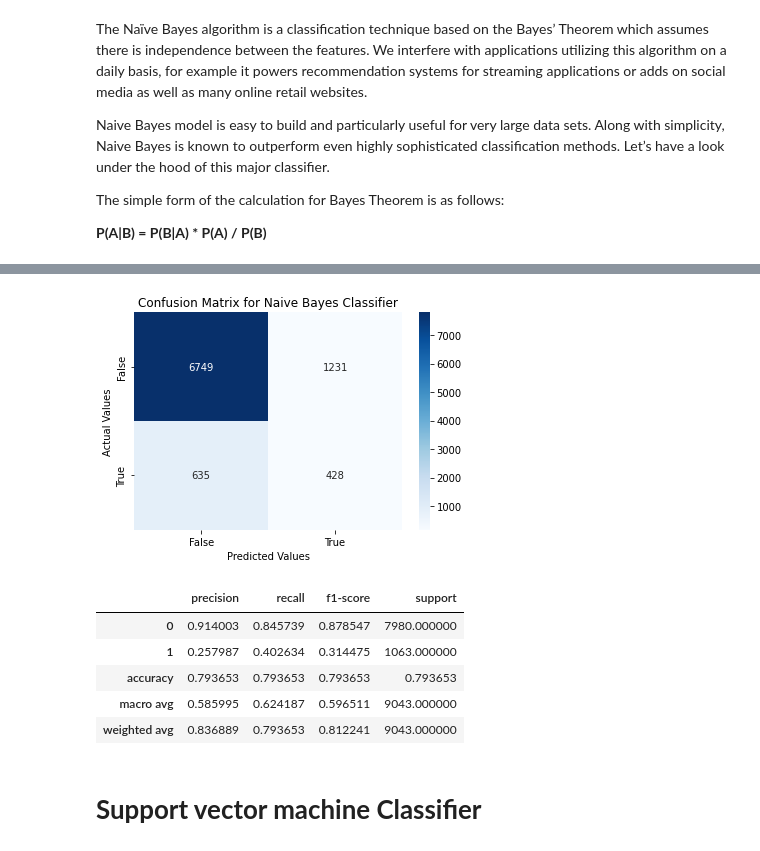
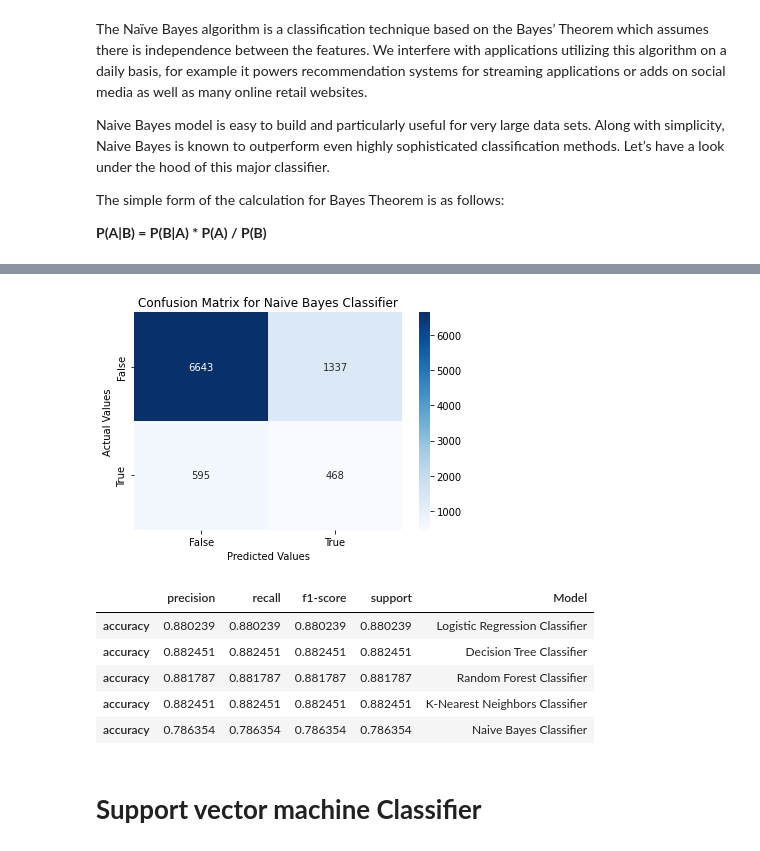
Before and after one commit to PrayagRD/Bank_Marketing_Effectiveness_Prediction-ML_Classification-, a Jupyter notebook: Bank_Marketing_Effectiveness_Prediction_(Classification)_Capstone_Project.ipynb, the cells around one changed output, grey strips where cells are left out. Drawn from its saved outputs; the diff is of its cells as text; code cells hidden in the pictures.

Commit message:
Bank Marketing Effectiveness Prediction Progress 7

```diff
--- a/Bank_Marketing_Effectiveness_Prediction_(Classification)_Capstone_Project.ipynb
+++ b/Bank_Marketing_Effectiveness_Prediction_(Classification)_Capstone_Project.ipynb
@@ -961,5 +1010,13 @@ gnb = GaussianNB()
+# %%
+# Defining Grid Search Parameters
+
+param_grid_nb = {'var_smoothing': np.logspace(0,-9, num=100)}
+# %%
+# Using GridSearchCV for hyperparameter tuning
+
+gnb_model = GridSearchCV(estimator=GaussianNB(), param_grid=param_grid_nb, cv=10, n_jobs=-1)
 # %%
 # Fitting the model
 
-gnb.fit(X_train_sm, y_train_sm)
+gnb_model.fit(X_train_sm, y_train_sm)
 # %% [output]
@@ -967,8 +1041,8 @@ GaussianNB()
 # %%
 # Getting the predicted classes for training and testing set
 
-train_class_preds_gnb = gnb.predict(X_train_sm)
-test_class_preds_gnb = gnb.predict(X_test)
+train_class_preds_gnb = gnb_model.predict(X_train_sm)
+test_class_preds_gnb = gnb_model.predict(X_test)
 # %%
 # Getting the accuracy scores for training and testing set.
 
@@ -993,22 +1067,24 @@ array([[6749, 1231],
 # %%
-labels = ['6749','1231','635','428']
+# Plotting the confusion matrix
+
+labels = ['6643','1337','595','468']
 
 labels = np.asarray(labels).reshape(2,2)
 
-ax = sns.heatmap(cf_matrix, annot=labels, fmt='', cmap='Blues')
+ax = sns.heatmap(cf_matrix_gnb, annot=labels, fmt='', cmap='Blues')
 
 ax.set_title('Confusion Matrix for Naive Bayes Classifier');
 ax.set_xlabel('Predicted Values')
 ax.set_ylabel('Actual Values');
 
 ## Ticket labels - List must be in alphabetical order
 ax.xaxis.set_ticklabels(['False','True'])
 ax.yaxis.set_ticklabels(['False','True'])
 
 ## Display the visualization of the Confusion Matrix.
 plt.show()
 # %% [output]
-[figure, old version]
+[figure, new version]
 # %%
 # Predicted values.
 
@@ -1020,15 +1096,17 @@ dict_5 = classification_report(y_test, y_pred_gnb, output_dict = True)
 # %%
 # Storing the scores in a dataframe
 
-gnb_df = pd.DataFrame(dict_5).transpose()
-gnb_df
+tempodf = pd.DataFrame(dict_5).transpose()
+tempodf['Model'] = 'Naive Bayes Classifier'
+res_df = res_df.append(tempodf[2:-2])
+res_df
 # %% [output]
-|  | precision | recall | f1-score | support |
-| 0 | 0.914003 | 0.845739 | 0.878547 | 7980.000000 |
-| 1 | 0.257987 | 0.402634 | 0.314475 | 1063.000000 |
-| accuracy | 0.793653 | 0.793653 | 0.793653 | 0.793653 |
-| macro avg | 0.585995 | 0.624187 | 0.596511 | 9043.000000 |
-| weighted avg | 0.836889 | 0.793653 | 0.812241 | 9043.000000 |
+|  | precision | recall | f1-score | support | Model |
+| accuracy | 0.880239 | 0.880239 | 0.880239 | 0.880239 | Logistic Regression Classifier |
+| accuracy | 0.882451 | 0.882451 | 0.882451 | 0.882451 | Decision Tree Classifier |
+| accuracy | 0.881787 | 0.881787 | 0.881787 | 0.881787 | Random Forest Classifier |
+| accuracy | 0.882451 | 0.882451 | 0.882451 | 0.882451 | K-Nearest Neighbors Classifier |
+| accuracy | 0.786354 | 0.786354 | 0.786354 | 0.786354 | Naive Bayes Classifier |
 # %% [markdown]
 # **Support vector machine Classifier**
 # %% [markdown]
```
Also changed, not shown: parts of 82 cells of this notebook.
